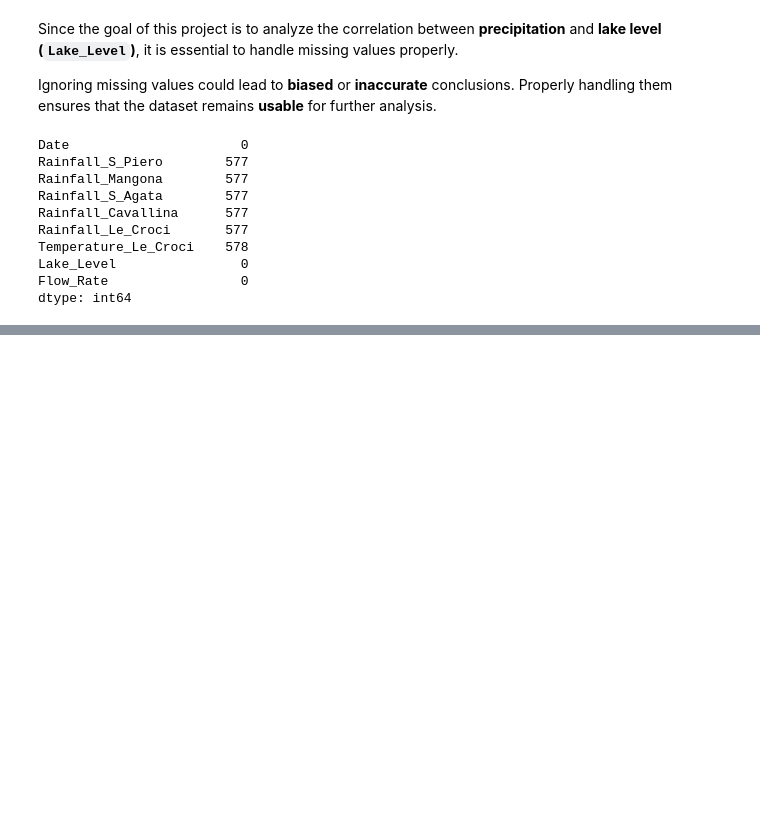
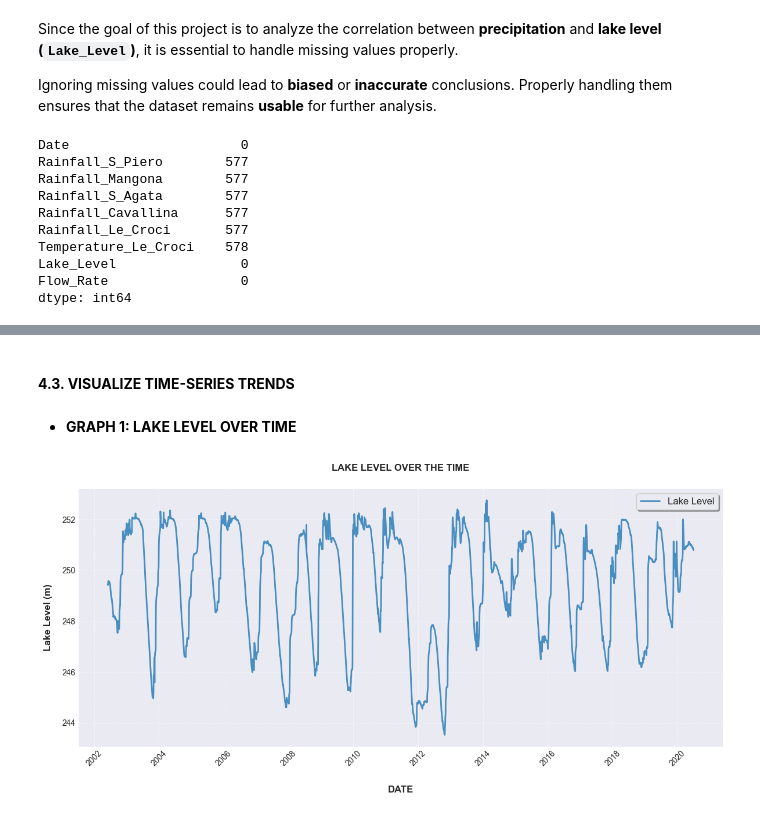
Before and after one commit to jenuzho/SMART-WATER-ANALYTICS-Times-Series, a Jupyter notebook: src/explore.ipynb, the cells around one changed output, grey strips where cells are left out. Drawn from its saved outputs; the diff is of its cells as text; code cells hidden in the pictures; blank space fills up the shorter version.

Commit message:
4.3. VISUALIZE TIME-SERIES TRENDS

```diff
--- a/src/explore.ipynb
+++ b/src/explore.ipynb
@@ -370,0 +414,6 @@ dtype: int64
+# %%
+# Convert 'Date' column to datetime format with correct format
+df['Date'] = pd.to_datetime(df['Date'], format='%d/%m/%Y')  # Ajustado para "DD/MM/YYYY"
+
+# Set 'Date' as the index
+df.set_index('Date', inplace=True)
@@ -370,0 +478,20 @@ dtype: int64
+# %%
+# Ensure that 'Date' is the index before interpolating
+df = df.sort_index()
+
+# Apply linear interpolation with extra padding for extreme values
+df[['Rainfall_S_Piero', 'Rainfall_Mangona', 'Rainfall_S_Agata',
+    'Rainfall_Cavallina', 'Temperature_Le_Croci']] = df[['Rainfall_S_Piero',
+    'Rainfall_Mangona', 'Rainfall_S_Agata', 'Rainfall_Cavallina', 'Temperature_Le_Croci']] \
+    .interpolate(method='linear') \
+    .fillna(method='ffill') \
+    .fillna(method='bfill')
+
+# If Rainfall_Le_Croci still has null values, apply interpolation to its own column
+if df['Rainfall_Le_Croci'].isnull().sum() > 0:
+    df['Rainfall_Le_Croci'] = df['Rainfall_Le_Croci'].interpolate(method='linear') \
+        .fillna(method='ffill') \
+        .fillna(method='bfill')
+
+# Confirm that null values have been removed
+print(df.isnull().sum())
@@ -370,0 +532,26 @@ dtype: int64
+# %% [markdown]
+<br>
+
+**4.3. VISUALIZE TIME-SERIES TRENDS**
+# %% [markdown]
+- **GRAPH 1: LAKE LEVEL OVER TIME**
+# %%
+plt.style.use('seaborn-v0_8-darkgrid')
+
+fig, ax = plt.subplots(figsize=(12, 6))
+
+ax.plot(df.index, df['Lake_Level'], label='Lake Level', color='#1f77b4', alpha=0.8, linewidth=2)
+
+ax.set_xlabel('DATE', fontsize=12, fontweight='bold', labelpad=22)
+ax.set_ylabel('Lake Level (m)', fontsize=12, fontweight='bold', labelpad=12)
+ax.set_title('LAKE LEVEL OVER THE TIME', fontsize=12, fontweight='bold', pad=22)
+ax.legend(loc='upper right', fontsize=12, frameon=True, shadow=True)
+ax.grid(True, linestyle='--', alpha=0.6)
+
+plt.xticks(rotation=45)
+
+plt.tight_layout()
+
+plt.show()
+# %% [output]
+[figure, added]
```
Also changed, not shown: parts of 25 cells of this notebook.
